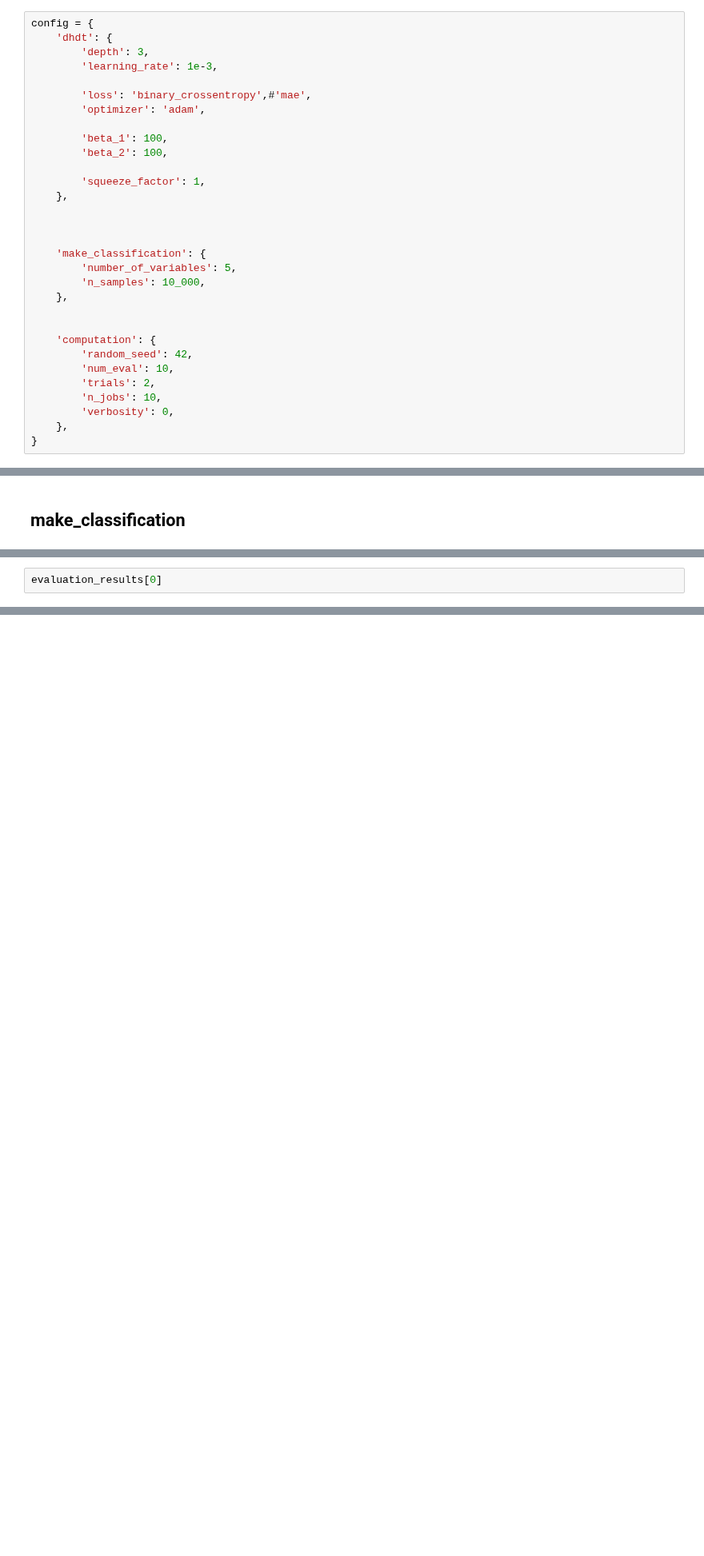
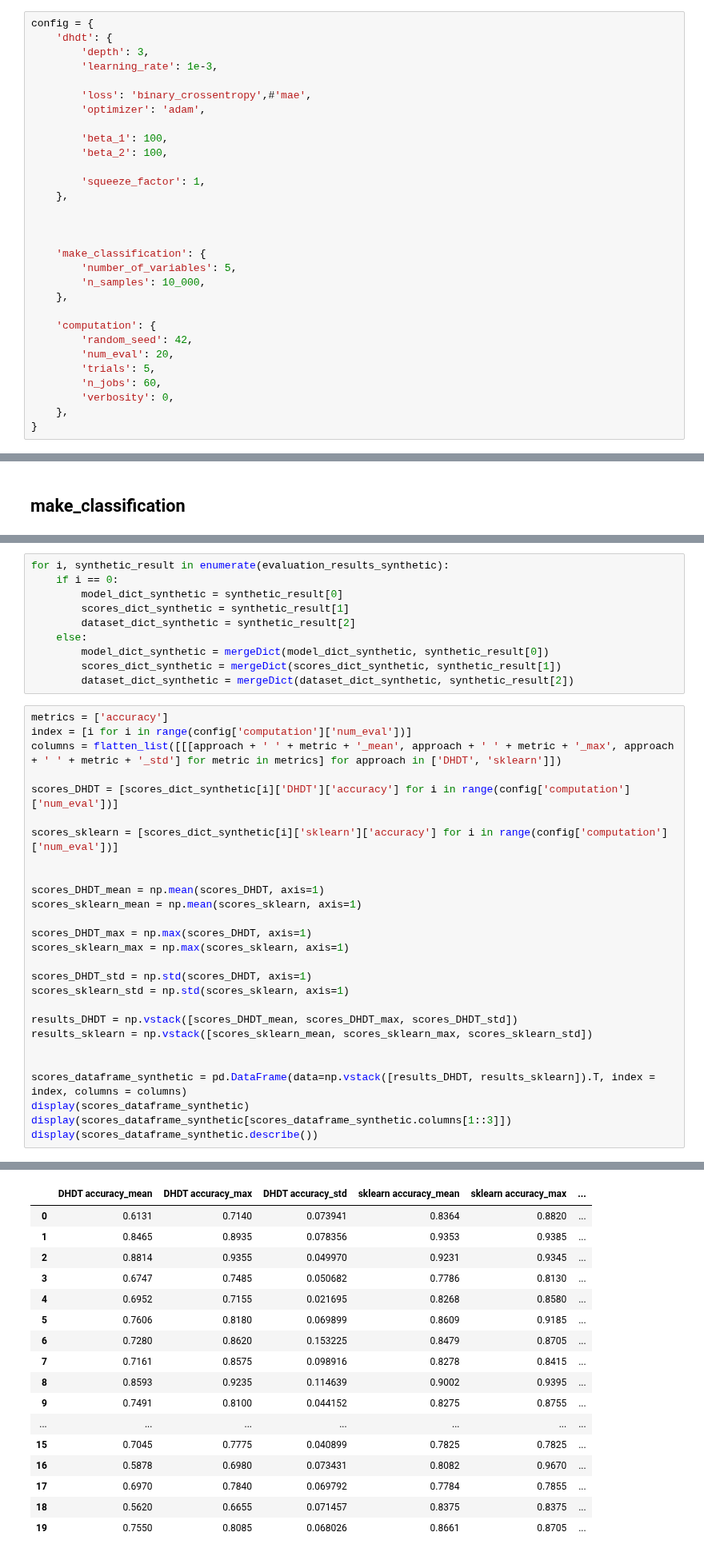
Before and after one commit to p-koenig/I-Nets-For-Logistic-Regression, a Jupyter notebook: 00_experiments/differentiable_hard_dts-matrix.ipynb, the cells around one changed output, grey strips where cells are left out. Shown at 80% size. Cells and saved outputs as stored; diff of their text form; blank space fills up the shorter version.

Commit message:
eval setup finished

```diff
--- a/00_experiments/differentiable_hard_dts-matrix.ipynb
+++ b/00_experiments/differentiable_hard_dts-matrix.ipynb
@@ -22,12 +22,11 @@ config = {
         'n_samples': 10_000,
     },
 
-
     'computation': {
         'random_seed': 42,
-        'num_eval': 10,
-        'trials': 2,
-        'n_jobs': 10,
+        'num_eval': 20,
+        'trials': 5,
+        'n_jobs': 60,
         'verbosity': 0,
     },
 }
@@ -109,3 +118,38 @@ evaluation_results = parallel_eval(delayed(evaluate_synthetic_parallel)(identifi
+# %%
+for i, synthetic_result in enumerate(evaluation_results_synthetic):
+    if i == 0:
+        model_dict_synthetic = synthetic_result[0]
+        scores_dict_synthetic = synthetic_result[1]
+        dataset_dict_synthetic = synthetic_result[2]
+    else:
+        model_dict_synthetic = mergeDict(model_dict_synthetic, synthetic_result[0])
+        scores_dict_synthetic = mergeDict(scores_dict_synthetic, synthetic_result[1])
+        dataset_dict_synthetic = mergeDict(dataset_dict_synthetic, synthetic_result[2])
 # %%
-evaluation_results[0]
+metrics = ['accuracy']
+index = [i for i in range(config['computation']['num_eval'])]
+columns = flatten_list([[[approach + ' ' + metric + '_mean', approach + ' ' + metric + '_max', approach + ' ' + metric + '_std'] for metric in metrics] for approach in ['DHDT', 'sklearn']])
+
+scores_DHDT = [scores_dict_synthetic[i]['DHDT']['accuracy'] for i in range(config['computation']['num_eval'])]
+
+scores_sklearn = [scores_dict_synthetic[i]['sklearn']['accuracy'] for i in range(config['computation']['num_eval'])]
+
+
+scores_DHDT_mean = np.mean(scores_DHDT, axis=1)
+scores_sklearn_mean = np.mean(scores_sklearn, axis=1)
+
+scores_DHDT_max = np.max(scores_DHDT, axis=1)
+scores_sklearn_max = np.max(scores_sklearn, axis=1)
+
+scores_DHDT_std = np.std(scores_DHDT, axis=1)
+scores_sklearn_std = np.std(scores_sklearn, axis=1)
+
+results_DHDT = np.vstack([scores_DHDT_mean, scores_DHDT_max, scores_DHDT_std])
+results_sklearn = np.vstack([scores_sklearn_mean, scores_sklearn_max, scores_sklearn_std])
+
+
+scores_dataframe_synthetic = pd.DataFrame(data=np.vstack([results_DHDT, results_sklearn]).T, index = index, columns = columns)
+display(scores_dataframe_synthetic)
+display(scores_dataframe_synthetic[scores_dataframe_synthetic.columns[1::3]])
+display(scores_dataframe_synthetic.describe())
 # %% [output]
@@ -112,0 +156,17 @@ NameError: name 'evaluation_results' is not defined
+|  | DHDT accuracy_mean | DHDT accuracy_max | DHDT accuracy_std | sklearn accuracy_mean | sklearn accuracy_max | ... |
+| 0 | 0.6131 | 0.7140 | 0.073941 | 0.8364 | 0.8820 | ... |
+| 1 | 0.8465 | 0.8935 | 0.078356 | 0.9353 | 0.9385 | ... |
+| 2 | 0.8814 | 0.9355 | 0.049970 | 0.9231 | 0.9345 | ... |
+| 3 | 0.6747 | 0.7485 | 0.050682 | 0.7786 | 0.8130 | ... |
+| 4 | 0.6952 | 0.7155 | 0.021695 | 0.8268 | 0.8580 | ... |
+| 5 | 0.7606 | 0.8180 | 0.069899 | 0.8609 | 0.9185 | ... |
+| 6 | 0.7280 | 0.8620 | 0.153225 | 0.8479 | 0.8705 | ... |
+| 7 | 0.7161 | 0.8575 | 0.098916 | 0.8278 | 0.8415 | ... |
+| 8 | 0.8593 | 0.9235 | 0.114639 | 0.9002 | 0.9395 | ... |
+| 9 | 0.7491 | 0.8100 | 0.044152 | 0.8275 | 0.8755 | ... |
+| ... | ... | ... | ... | ... | ... | ... |
+| 15 | 0.7045 | 0.7775 | 0.040899 | 0.7825 | 0.7825 | ... |
+| 16 | 0.5878 | 0.6980 | 0.073431 | 0.8082 | 0.9670 | ... |
+| 17 | 0.6970 | 0.7840 | 0.069792 | 0.7784 | 0.7855 | ... |
+| 18 | 0.5620 | 0.6655 | 0.071457 | 0.8375 | 0.8375 | ... |
+| 19 | 0.7550 | 0.8085 | 0.068026 | 0.8661 | 0.8705 | ... |
```
Also changed, not shown: parts of 15 cells of this notebook, 6 other files.
